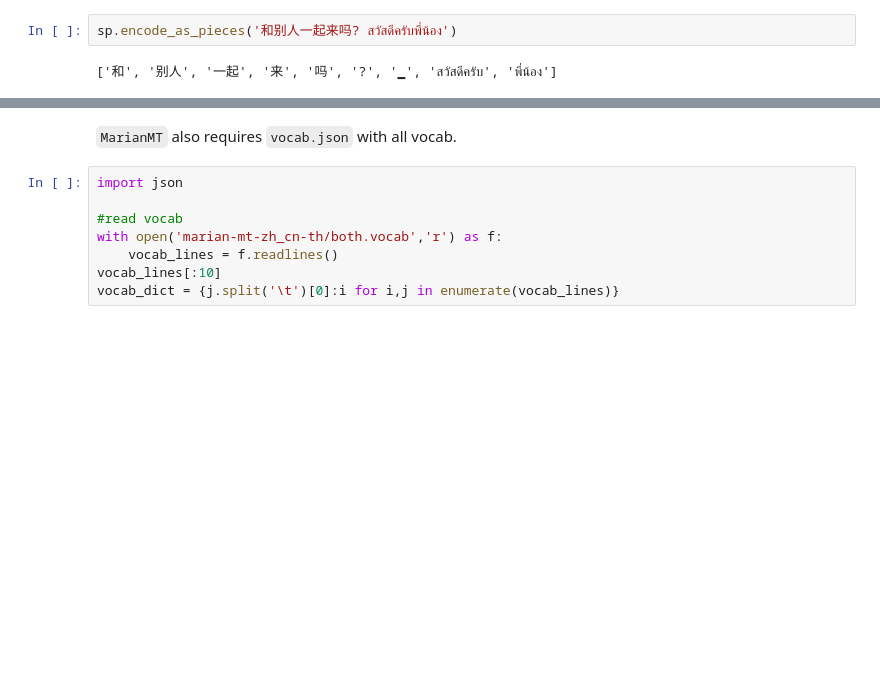
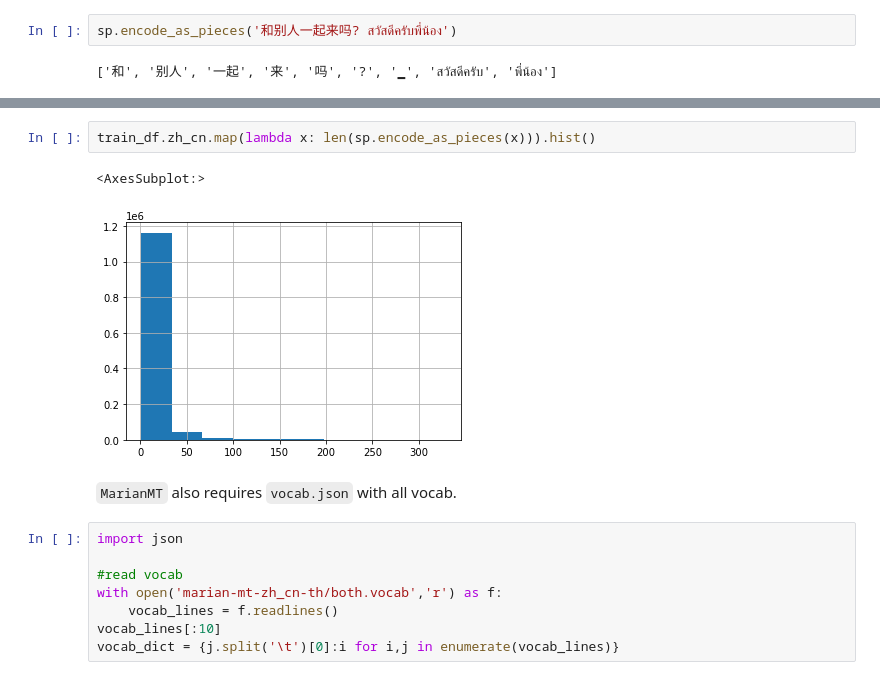
Before and after one commit to LalitaDeelert/lalita-mt-zhth, a Jupyter notebook: notebooks/huggingface_tutorial.ipynb, the cells around one changed output, grey strips where cells are left out. Cells and saved outputs as stored; diff of their text form; blank space fills up the shorter version.

```diff
--- a/notebooks/huggingface_tutorial.ipynb
+++ b/notebooks/huggingface_tutorial.ipynb
@@ -212,3 +241,8 @@ sp.encode_as_pieces('和别人一起来吗? สวัสดีครับพี
+# %%
+train_df.zh_cn.map(lambda x: len(sp.encode_as_pieces(x))).hist()
+# %% [output]
+<AxesSubplot:>
+[figure, added]
 # %% [markdown]
 `MarianMT` also requires `vocab.json` with all vocab.
 # %%
```
Also changed, not shown: parts of 4 cells of this notebook.
